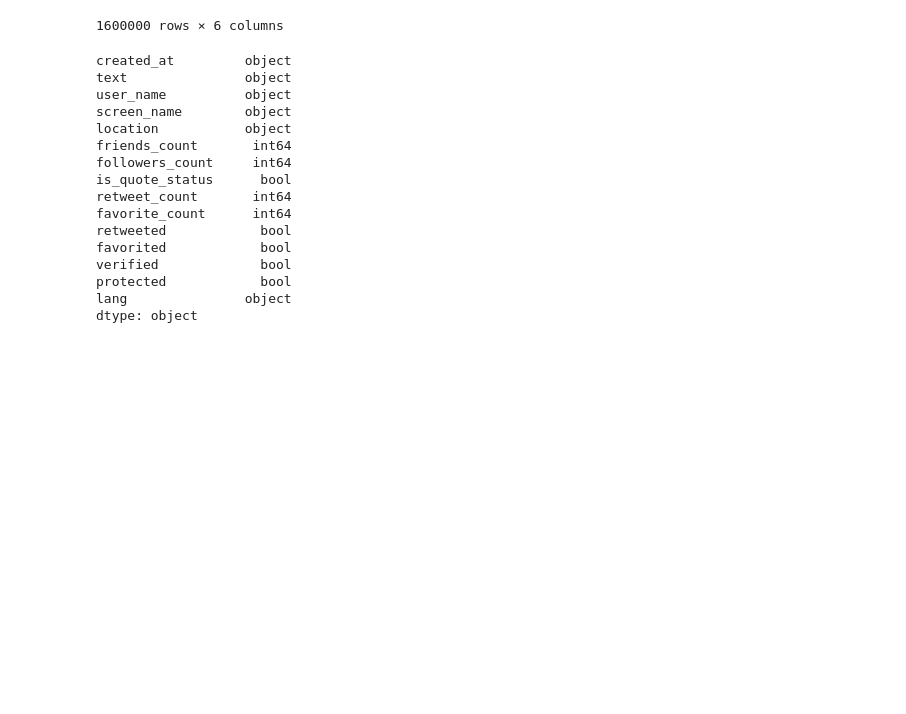
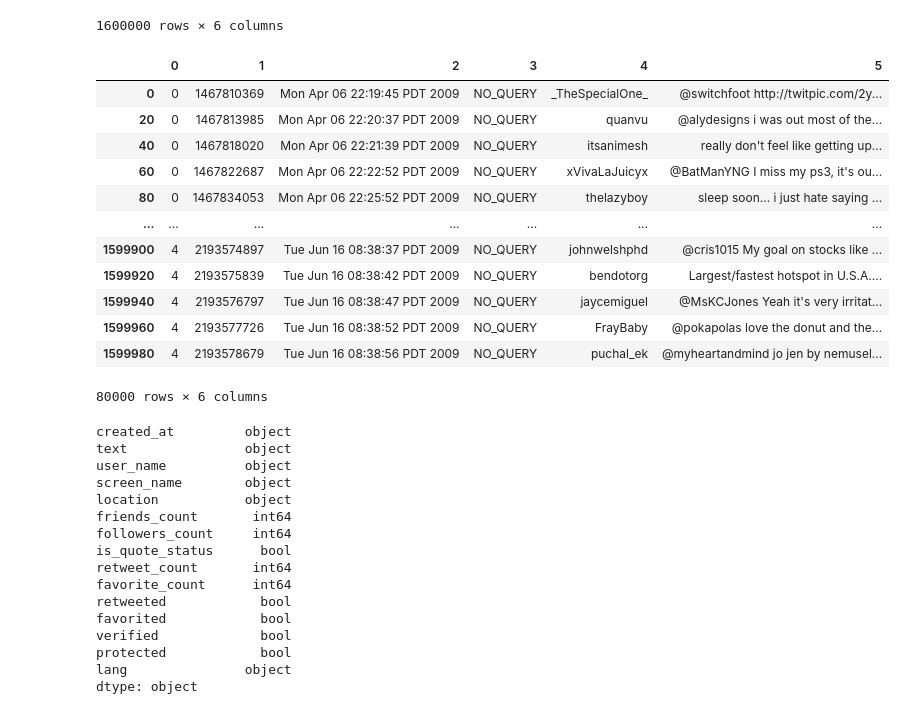
Before and after one commit to natasharavinand/Amity, a Jupyter notebook: model/Data Cleaning and Preprocessing/sentiment_cleaning.ipynb, the cells around one changed output. Cells and saved outputs as stored; diff of their text form; code cells hidden in the pictures; blank space fills up the shorter version.

```diff
--- a/model/Data Cleaning and Preprocessing/sentiment_cleaning.ipynb
+++ b/model/Data Cleaning and Preprocessing/sentiment_cleaning.ipynb
@@ -36,6 +36,21 @@ full_sentiment
 1600000 rows × 6 columns
 # %%
 reduced_sentiment = full_sentiment.iloc[::20, :]
+reduced_sentiment
+# %% [output]
+|  | 0 | 1 | 2 | 3 | 4 | 5 |
+| 0 | 0 | 1467810369 | Mon Apr 06 22:19:45 PDT 2009 | NO_QUERY | _TheSpecialOne_ | @switchfoot http://twitpic.com/2y... |
+| 20 | 0 | 1467813985 | Mon Apr 06 22:20:37 PDT 2009 | NO_QUERY | quanvu | @alydesigns i was out most of the... |
+| 40 | 0 | 1467818020 | Mon Apr 06 22:21:39 PDT 2009 | NO_QUERY | itsanimesh | really don't feel like getting up... |
+| 60 | 0 | 1467822687 | Mon Apr 06 22:22:52 PDT 2009 | NO_QUERY | xVivaLaJuicyx | @BatManYNG I miss my ps3, it's ou... |
+| 80 | 0 | 1467834053 | Mon Apr 06 22:25:52 PDT 2009 | NO_QUERY | thelazyboy | sleep soon... i just hate saying ... |
+| ... | ... | ... | ... | ... | ... | ... |
+| 1599900 | 4 | 2193574897 | Tue Jun 16 08:38:37 PDT 2009 | NO_QUERY | johnwelshphd | @cris1015 My goal on stocks like ... |
+| 1599920 | 4 | 2193575839 | Tue Jun 16 08:38:42 PDT 2009 | NO_QUERY | bendotorg | Largest/fastest hotspot in U.S.A.... |
+| 1599940 | 4 | 2193576797 | Tue Jun 16 08:38:47 PDT 2009 | NO_QUERY | jaycemiguel | @MsKCJones Yeah it's very irritat... |
+| 1599960 | 4 | 2193577726 | Tue Jun 16 08:38:52 PDT 2009 | NO_QUERY | FrayBaby | @pokapolas love the donut and the... |
+| 1599980 | 4 | 2193578679 | Tue Jun 16 08:38:56 PDT 2009 | NO_QUERY | puchal_ek | @myheartandmind jo jen by nemusel... |
+80000 rows × 6 columns
 # %%
 print(indicator_tweets.dtypes)
 indicator_tweets.head(4)
```
Also changed, not shown: parts of 2 cells of this notebook.
